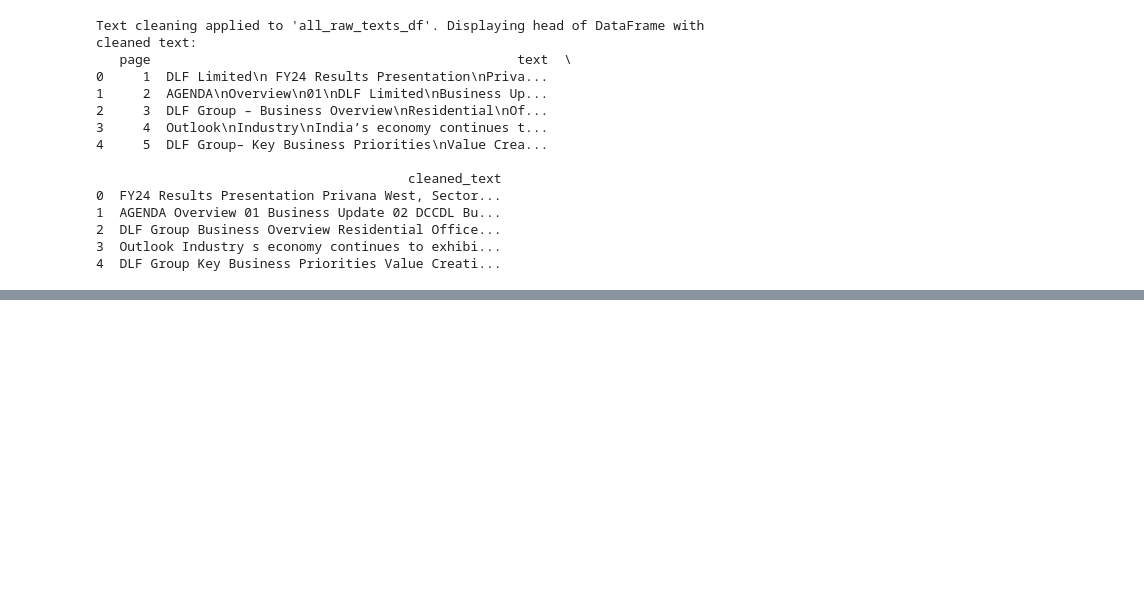
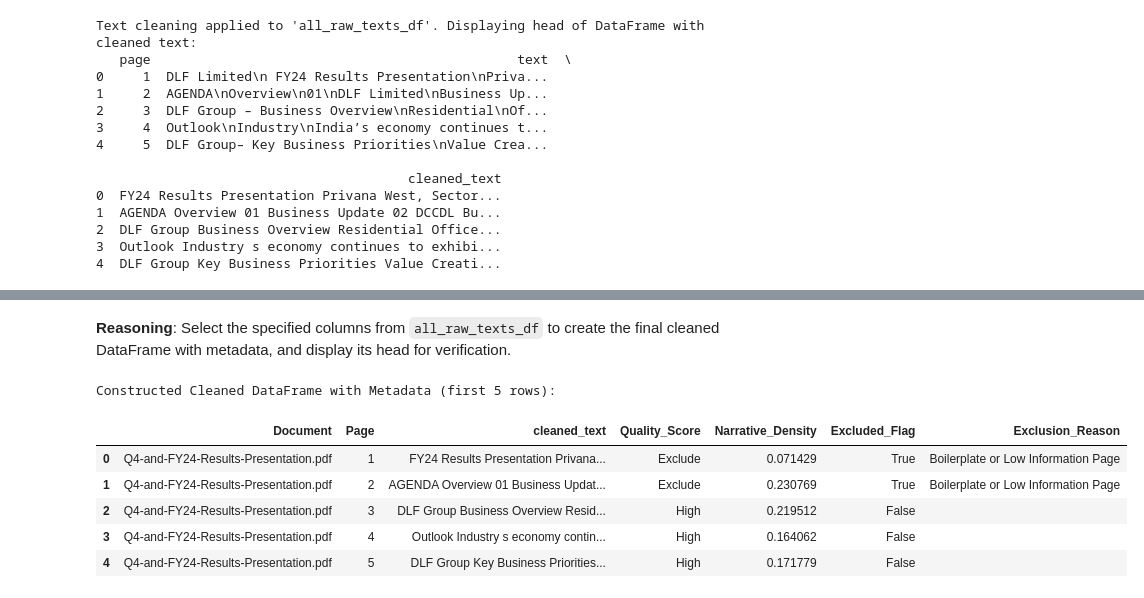
Before and after one commit to smonodeep/DynamicValuationGovernance, a Jupyter notebook: 3B_EWS.ipynb, the cells around one changed output, grey strips where cells are left out. Saved outputs shown, nothing was run; the diff lists cells and outputs as text; code cells hidden in the pictures; blank space fills up the shorter version.

Commit message:
Created further improved version of data signalling

```diff
--- a/3B_EWS.ipynb
+++ b/3B_EWS.ipynb
@@ -2266,0 +2975,30 @@ Text cleaning applied to 'all_raw_texts_df'. Displaying head of DataFrame with c
+# %% [markdown]
+**Reasoning**:
+Select the specified columns from `all_raw_texts_df` to create the final cleaned DataFrame with metadata, and display its head for verification.
+# %%
+if 'all_raw_texts_df' in locals():
+    cleaned_metadata_df = all_raw_texts_df[[
+        'document',
+        'page',
+        'cleaned_text',
+        'Quality_Score',
+        'Narrative_Density',
+        'Excluded_Flag',
+        'Exclusion_Reason'
+    ]].copy()
+
+    # Rename 'document' to 'Document' and 'page' to 'Page' for consistency with the prompt
+    cleaned_metadata_df.rename(columns={'document': 'Document', 'page': 'Page'}, inplace=True)
+
+    print("Constructed Cleaned DataFrame with Metadata (first 5 rows):")
+    display(cleaned_metadata_df.head())
+else:
+    print("all_raw_texts_df not found. Please ensure previous steps to load and process data are executed.")
+# %% [output]
+Constructed Cleaned DataFrame with Metadata (first 5 rows):
+|  | Document | Page | cleaned_text | Quality_Score | Narrative_Density | Excluded_Flag | Exclusion_Reason |
+| 0 | Q4-and-FY24-Results-Presentation.pdf | 1 | FY24 Results Presentation Privana... | Exclude | 0.071429 | True | Boilerplate or Low Information Page |
+| 1 | Q4-and-FY24-Results-Presentation.pdf | 2 | AGENDA Overview 01 Business Updat... | Exclude | 0.230769 | True | Boilerplate or Low Information Page |
+| 2 | Q4-and-FY24-Results-Presentation.pdf | 3 | DLF Group Business Overview Resid... | High | 0.219512 | False |  |
+| 3 | Q4-and-FY24-Results-Presentation.pdf | 4 | Outlook Industry s economy contin... | High | 0.164062 | False |  |
+| 4 | Q4-and-FY24-Results-Presentation.pdf | 5 | DLF Group Key Business Priorities... | High | 0.171779 | False |  |
```
Also changed, not shown: parts of 16 cells of this notebook.
